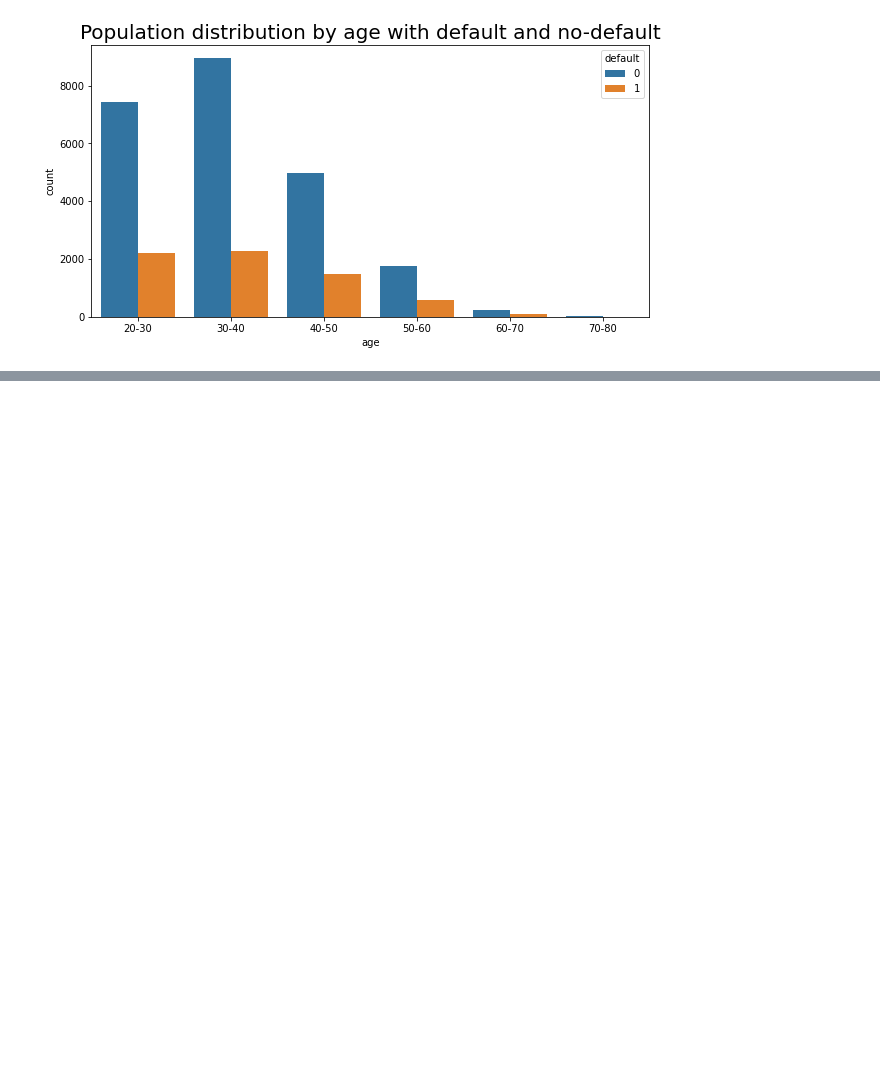
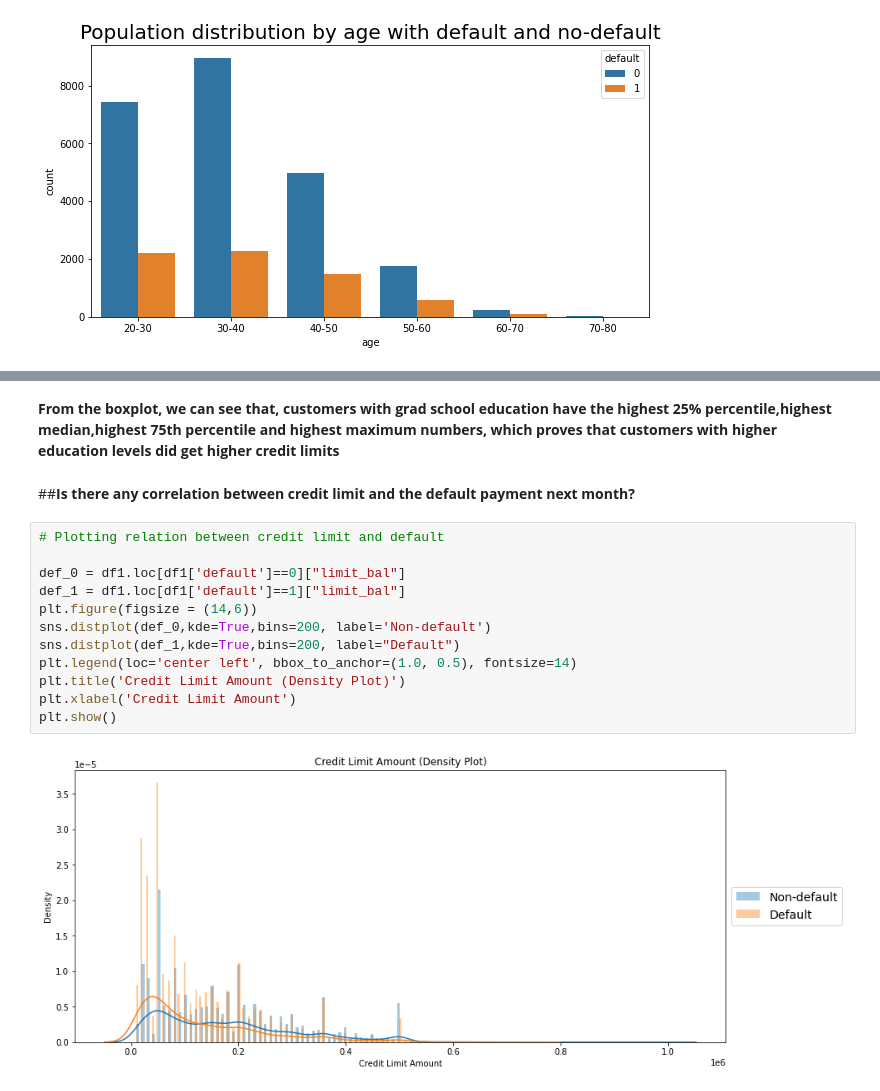
Before and after one commit to iamNirmeshGupta/Credit-Card-Default-Prediction, a Jupyter notebook: Credit_Card_Default_Prediction_Nirmesh_Gupta_Individual_Notebook.ipynb, the cells around one changed output, grey strips where cells are left out. Saved outputs shown, nothing was run; the diff lists cells and outputs as text; blank space fills up the shorter version.

```diff
--- a/Credit_Card_Default_Prediction_Nirmesh_Gupta_Individual_Notebook.ipynb
+++ b/Credit_Card_Default_Prediction_Nirmesh_Gupta_Individual_Notebook.ipynb
@@ -536,0 +556,18 @@ age_ = compare_default_across_features(df1, 'age', {})
+# %% [markdown]
+**From the boxplot, we can see that, customers with grad school education have the highest 25% percentile,highest median,highest 75th percentile and highest maximum numbers, which proves that customers with higher education levels did get higher credit limits**
+# %% [markdown]
+##**Is there any correlation between credit limit and the default payment next month?**
+# %%
+# Plotting relation between credit limit and default
+
+def_0 = df1.loc[df1['default']==0]["limit_bal"]
+def_1 = df1.loc[df1['default']==1]["limit_bal"]
+plt.figure(figsize = (14,6))
+sns.distplot(def_0,kde=True,bins=200, label='Non-default')
+sns.distplot(def_1,kde=True,bins=200, label="Default")
+plt.legend(loc='center left', bbox_to_anchor=(1.0, 0.5), fontsize=14)
+plt.title('Credit Limit Amount (Density Plot)')
+plt.xlabel('Credit Limit Amount')
+plt.show()
+# %% [output]
+[figure, added]
```
Also changed, not shown: parts of 24 cells of this notebook.
